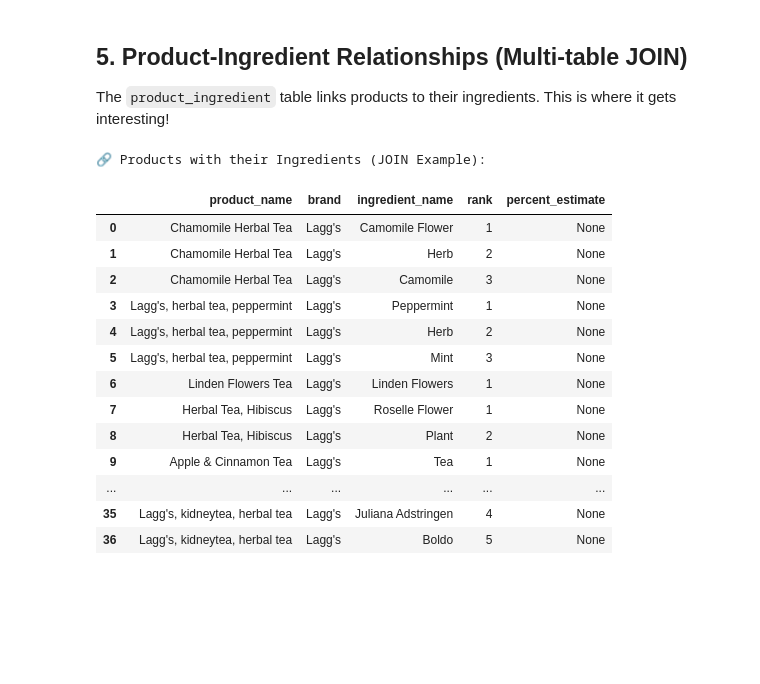
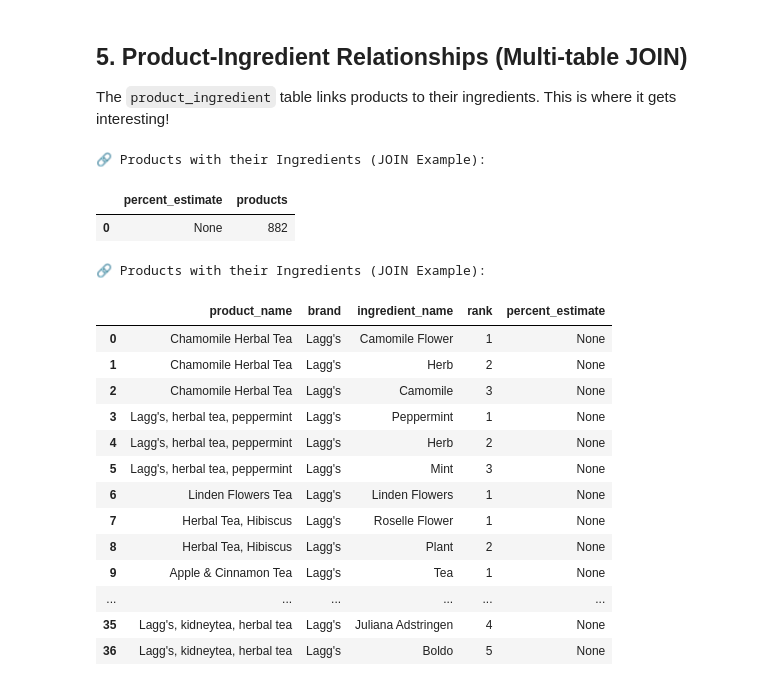
Before and after one commit to danielgavrilov/feeb, a Jupyter notebook: ingredient-api/explore_ingredient_data.ipynb, the cells around one changed output. Saved outputs shown, nothing was run; the diff lists cells and outputs as text; code cells hidden in the pictures; blank space fills up the shorter version.

```diff
--- a/ingredient-api/explore_ingredient_data.ipynb
+++ b/ingredient-api/explore_ingredient_data.ipynb
@@ -352,6 +337,25 @@ top_brands
 ## 5. Product-Ingredient Relationships (Multi-table JOIN)
 
 The `product_ingredient` table links products to their ingredients. This is where it gets interesting!
+# %%
+# 🔗 JOIN: Get products with their ingredients
+products_with_ingredients = pd.read_sql_query(
+    """
+    SELECT percent_estimate, COUNT(DISTINCT product_id) as products
+    FROM product_ingredient pi
+    GROUP BY 1
+    ORDER BY 2
+    LIMIT 40
+    """,
+    conn
+)
+
+print("\n🔗 Products with their Ingredients (JOIN Example):")
+products_with_ingredients
+# %% [output]
+🔗 Products with their Ingredients (JOIN Example):
+|  | percent_estimate | products |
+| 0 | None | 882 |
 # %%
 # 🔗 JOIN: Get products with their ingredients
 products_with_ingredients = pd.read_sql_query(
```
Also changed, not shown: parts of 9 cells of this notebook, 11 other files.
